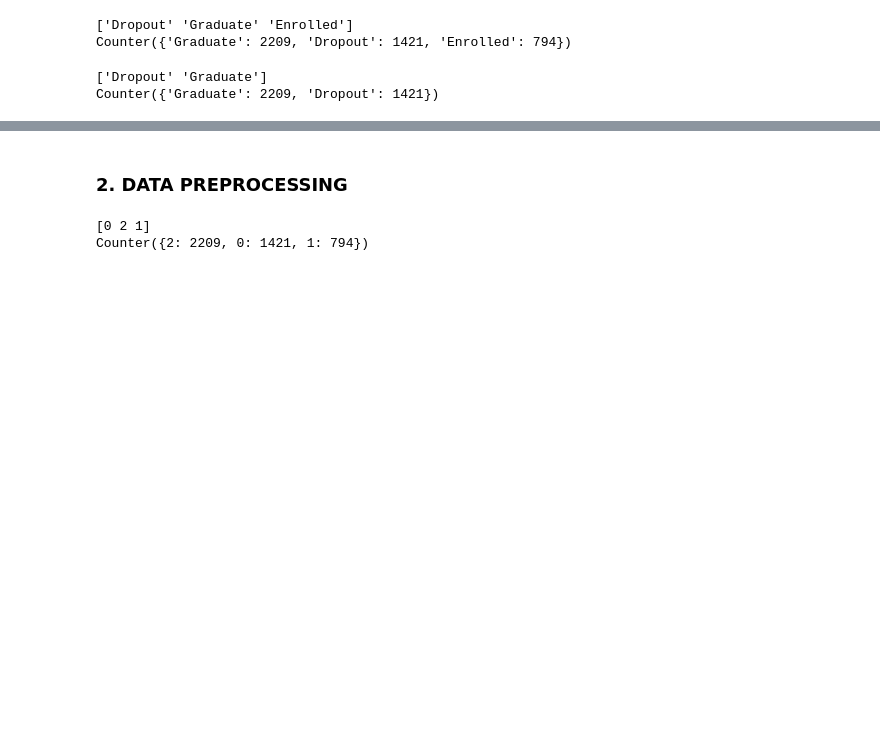
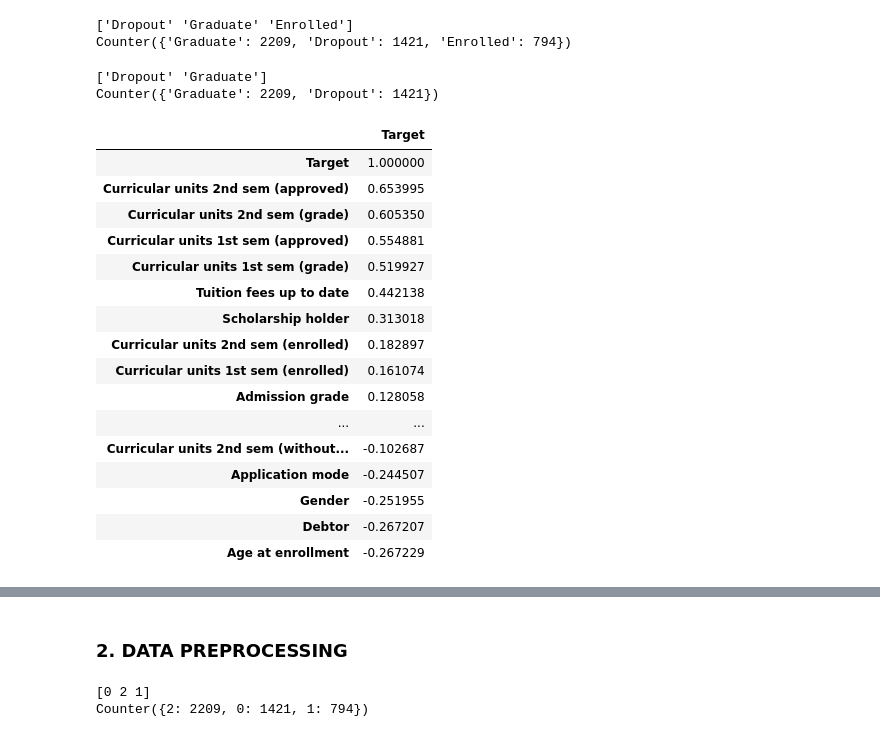
Before and after one commit to LLUhlin/data-science-project, a Jupyter notebook: student_dropout.ipynb, the cells around one changed output, grey strips where cells are left out. Cells and saved outputs as stored; diff of their text form; code cells hidden in the pictures; blank space fills up the shorter version.

```diff
--- a/student_dropout.ipynb
+++ b/student_dropout.ipynb
@@ -151,3 +151,23 @@ le = LabelEncoder()
 label = le.fit_transform(dft2['Target'])
 dft2.drop("Target", axis=1, inplace=True)
 dft2["Target"] = label
+# %%
+pd.DataFrame(dft2.corr()[dft2.columns[-1:]]).sort_values(by=['Target'], ascending=False)
+# %% [output]
+|  | Target |
+| Target | 1.000000 |
+| Curricular units 2nd sem (approved) | 0.653995 |
+| Curricular units 2nd sem (grade) | 0.605350 |
+| Curricular units 1st sem (approved) | 0.554881 |
+| Curricular units 1st sem (grade) | 0.519927 |
+| Tuition fees up to date | 0.442138 |
+| Scholarship holder | 0.313018 |
+| Curricular units 2nd sem (enrolled) | 0.182897 |
+| Curricular units 1st sem (enrolled) | 0.161074 |
+| Admission grade | 0.128058 |
+| ... | ... |
+| Curricular units 2nd sem (without... | -0.102687 |
+| Application mode | -0.244507 |
+| Gender | -0.251955 |
+| Debtor | -0.267207 |
+| Age at enrollment | -0.267229 |
```
Also changed, not shown: parts of 19 cells of this notebook.
